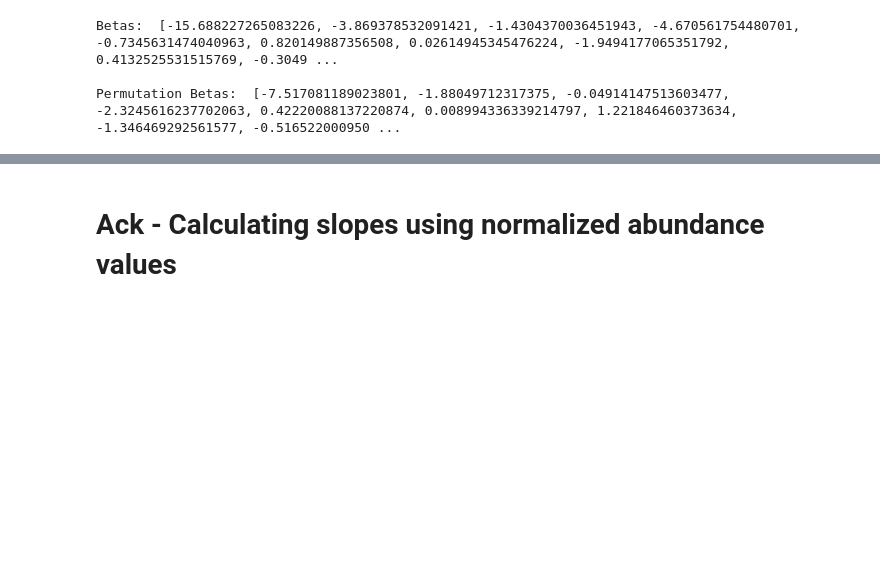
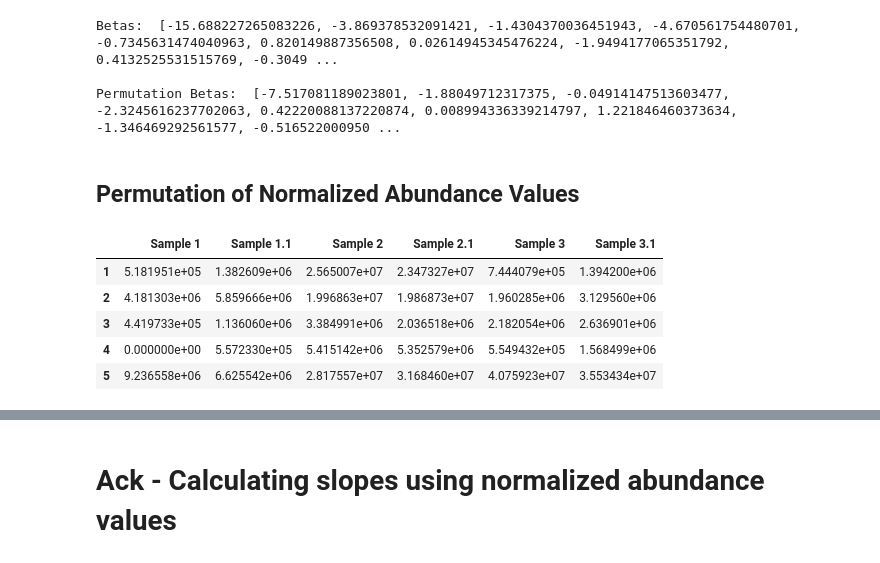
Before and after one commit to KyraGriffin/bmsip_internship_seta, a Jupyter notebook: protein_isolation.ipynb, the cells around one changed output, grey strips where cells are left out. Saved outputs shown, nothing was run; the diff lists cells and outputs as text; code cells hidden in the pictures; blank space fills up the shorter version.

Commit message:
Conducted permutation tests on the normalized abundance values and average abundance values.

```diff
--- a/protein_isolation.ipynb
+++ b/protein_isolation.ipynb
@@ -644,3 +644,16 @@ print("Permutation Betas: ", perm_betas[0:10],"\n")
 Betas:  [-15.688227265083226, -3.869378532091421, -1.4304370036451943, -4.670561754480701, -0.7345631474040963, 0.820149887356508, 0.02614945345476224, -1.9494177065351792, 0.4132525531515769, -0.3049 ...
 
 Permutation Betas:  [-7.517081189023801, -1.88049712317375, -0.04914147513603477, -2.3245616237702063, 0.42220088137220874, 0.008994336339214797, 1.221846460373634, -1.346469292561577, -0.516522000950 ...
+# %% [markdown]
+## Permutation of Normalized Abundance Values
+# %%
+ack_norm_abundance = proteomics_ack.iloc[:, 23:41].copy()
+na_perm_ack_data = ack_norm_abundance.iloc[:, -6:].copy()
+na_perm_ack_data.head()
+# %% [output]
+|  | Sample 1 | Sample 1.1 | Sample 2 | Sample 2.1 | Sample 3 | Sample 3.1 |
+| 1 | 5.181951e+05 | 1.382609e+06 | 2.565007e+07 | 2.347327e+07 | 7.444079e+05 | 1.394200e+06 |
+| 2 | 4.181303e+06 | 5.859666e+06 | 1.996863e+07 | 1.986873e+07 | 1.960285e+06 | 3.129560e+06 |
+| 3 | 4.419733e+05 | 1.136060e+06 | 3.384991e+06 | 2.036518e+06 | 2.182054e+06 | 2.636901e+06 |
+| 4 | 0.000000e+00 | 5.572330e+05 | 5.415142e+06 | 5.352579e+06 | 5.549432e+05 | 1.568499e+06 |
+| 5 | 9.236558e+06 | 6.625542e+06 | 2.817557e+07 | 3.168460e+07 | 4.075923e+07 | 3.553434e+07 |
```
Also changed, not shown: parts of 6 cells of this notebook.
